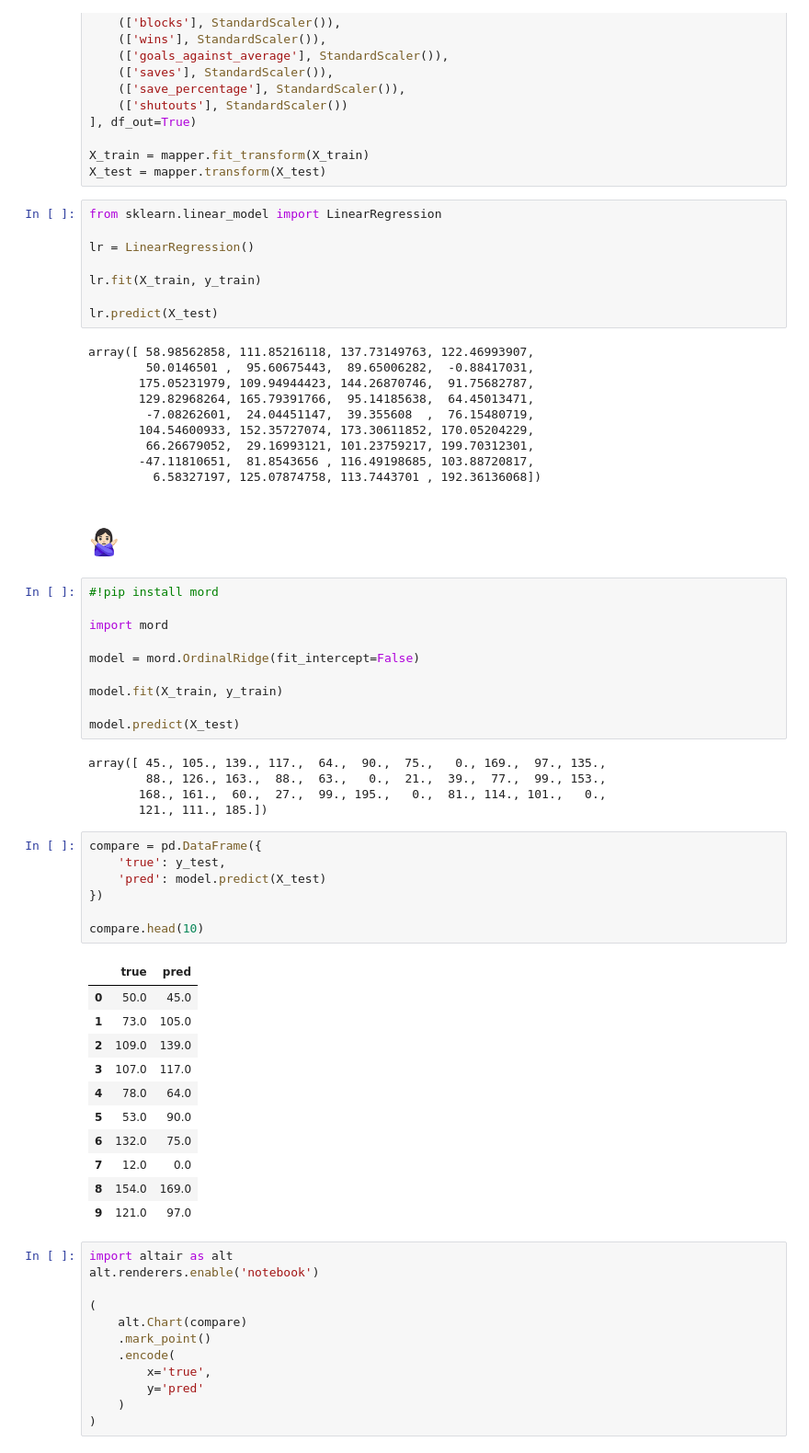
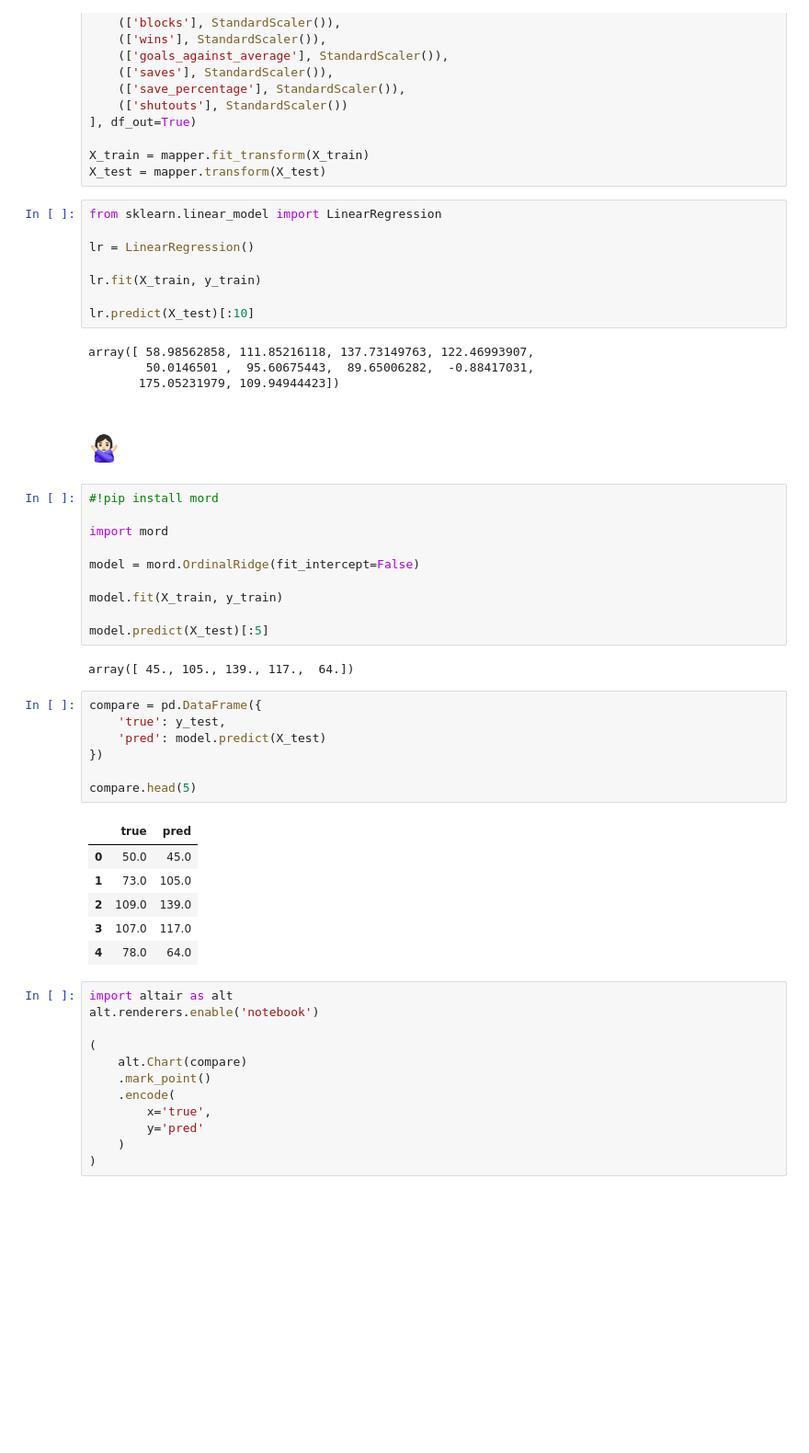
Before and after one commit to harshraizada/accessible_algorithms, a Jupyter notebook: pycon_2018_@maxhumber.ipynb, the cells around one changed output. Shown at 92% size. Drawn from its saved outputs; the diff is of its cells as text; blank space fills up the shorter version.

```diff
--- a/pycon_2018_@maxhumber.ipynb
+++ b/pycon_2018_@maxhumber.ipynb
@@ -601,17 +572,11 @@ lr = LinearRegression()
 
 lr.fit(X_train, y_train)
 
-lr.predict(X_test)
+lr.predict(X_test)[:10]
 # %% [output]
 array([ 58.98562858, 111.85216118, 137.73149763, 122.46993907,
         50.0146501 ,  95.60675443,  89.65006282,  -0.88417031,
-       175.05231979, 109.94944423, 144.26870746,  91.75682787,
-       129.82968264, 165.79391766,  95.14185638,  64.45013471,
-        -7.08262601,  24.04451147,  39.355608  ,  76.15480719,
-       104.54600933, 152.35727074, 173.30611852, 170.05204229,
-        66.26679052,  29.16993121, 101.23759217, 199.70312301,
-       -47.11810651,  81.8543656 , 116.49198685, 103.88720817,
-         6.58327197, 125.07874758, 113.7443701 , 192.36136068])
+       175.05231979, 109.94944423])
 # %% [markdown]
 # 🙅🏻‍♀️
 # %%
@@ -623,31 +588,23 @@ model = mord.OrdinalRidge(fit_intercept=False)
 
 model.fit(X_train, y_train)
 
-model.predict(X_test)
+model.predict(X_test)[:5]
 # %% [output]
-array([ 45., 105., 139., 117.,  64.,  90.,  75.,   0., 169.,  97., 135.,
-        88., 126., 163.,  88.,  63.,   0.,  21.,  39.,  77.,  99., 153.,
-       168., 161.,  60.,  27.,  99., 195.,   0.,  81., 114., 101.,   0.,
-       121., 111., 185.])
+array([ 45., 105., 139., 117.,  64.])
 # %%
 compare = pd.DataFrame({
     'true': y_test,
     'pred': model.predict(X_test)
 })
 
-compare.head(10)
+compare.head(5)
 # %% [output]
 |  | true | pred |
 | 0 | 50.0 | 45.0 |
 | 1 | 73.0 | 105.0 |
 | 2 | 109.0 | 139.0 |
 | 3 | 107.0 | 117.0 |
 | 4 | 78.0 | 64.0 |
-| 5 | 53.0 | 90.0 |
-| 6 | 132.0 | 75.0 |
-| 7 | 12.0 | 0.0 |
-| 8 | 154.0 | 169.0 |
-| 9 | 121.0 | 97.0 |
 # %%
 import altair as alt
 alt.renderers.enable('notebook')
```
Also changed, not shown: parts of 29 cells of this notebook.
